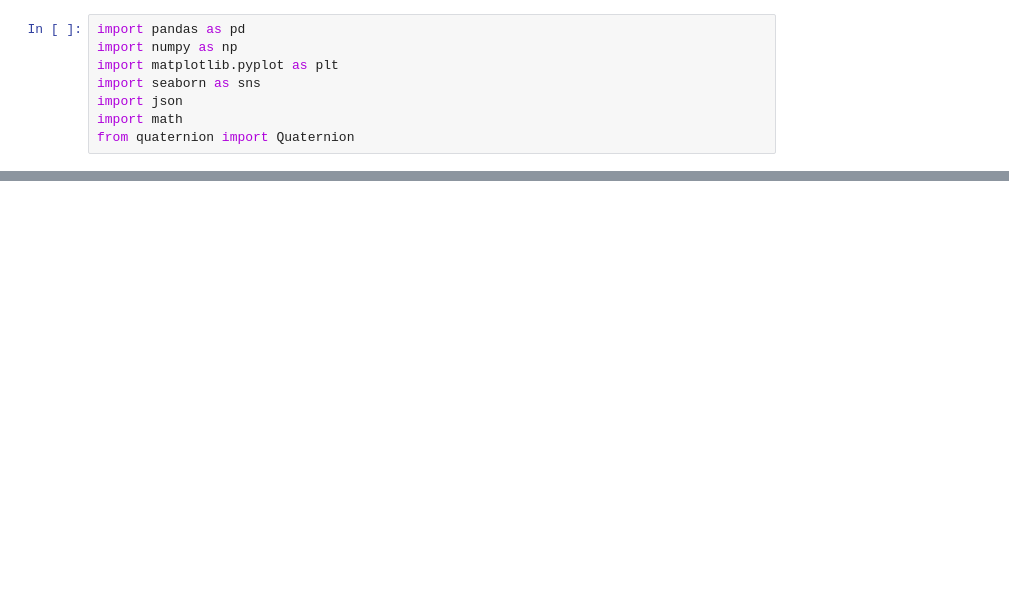
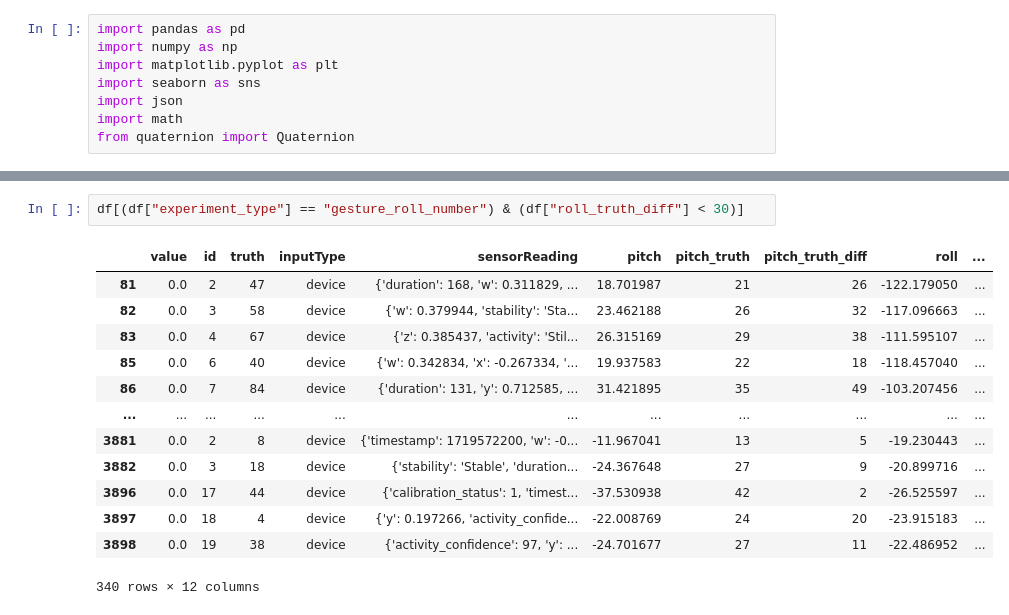
Before and after one commit to johalexander/subjective-self-tracking, a Jupyter notebook: prototype/code/visualisations/visualisations_app.ipynb, the cells around one changed output, grey strips where cells are left out. Cells and saved outputs as stored; diff of their text form; blank space fills up the shorter version.

```diff
--- a/prototype/code/visualisations/visualisations_app.ipynb
+++ b/prototype/code/visualisations/visualisations_app.ipynb
@@ -132,0 +159,16 @@ plt.show()
+# %%
+df[(df["experiment_type"] == "gesture_roll_number") & (df["roll_truth_diff"] < 30)]
+# %% [output]
+|  | value | id | truth | inputType | sensorReading | pitch | pitch_truth | pitch_truth_diff | roll | ... |
+| 81 | 0.0 | 2 | 47 | device | {'duration': 168, 'w': 0.311829, ... | 18.701987 | 21 | 26 | -122.179050 | ... |
+| 82 | 0.0 | 3 | 58 | device | {'w': 0.379944, 'stability': 'Sta... | 23.462188 | 26 | 32 | -117.096663 | ... |
+| 83 | 0.0 | 4 | 67 | device | {'z': 0.385437, 'activity': 'Stil... | 26.315169 | 29 | 38 | -111.595107 | ... |
+| 85 | 0.0 | 6 | 40 | device | {'w': 0.342834, 'x': -0.267334, '... | 19.937583 | 22 | 18 | -118.457040 | ... |
+| 86 | 0.0 | 7 | 84 | device | {'duration': 131, 'y': 0.712585, ... | 31.421895 | 35 | 49 | -103.207456 | ... |
+| ... | ... | ... | ... | ... | ... | ... | ... | ... | ... | ... |
+| 3881 | 0.0 | 2 | 8 | device | {'timestamp': 1719572200, 'w': -0... | -11.967041 | 13 | 5 | -19.230443 | ... |
+| 3882 | 0.0 | 3 | 18 | device | {'stability': 'Stable', 'duration... | -24.367648 | 27 | 9 | -20.899716 | ... |
+| 3896 | 0.0 | 17 | 44 | device | {'calibration_status': 1, 'timest... | -37.530938 | 42 | 2 | -26.525597 | ... |
+| 3897 | 0.0 | 18 | 4 | device | {'y': 0.197266, 'activity_confide... | -22.008769 | 24 | 20 | -23.915183 | ... |
+| 3898 | 0.0 | 19 | 38 | device | {'activity_confidence': 97, 'y': ... | -24.701677 | 27 | 11 | -22.486952 | ... |
+340 rows × 12 columns
```
Also changed, not shown: parts of 3 cells of this notebook, 2 other files.
